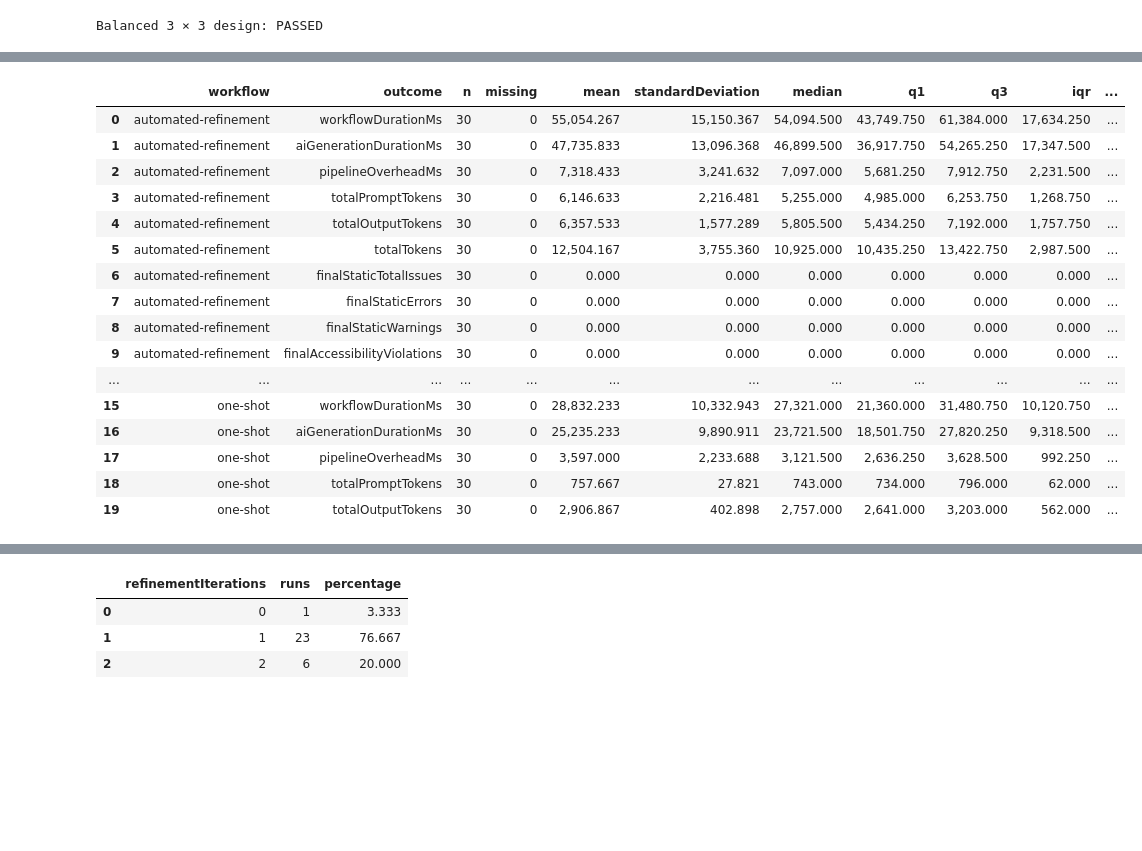
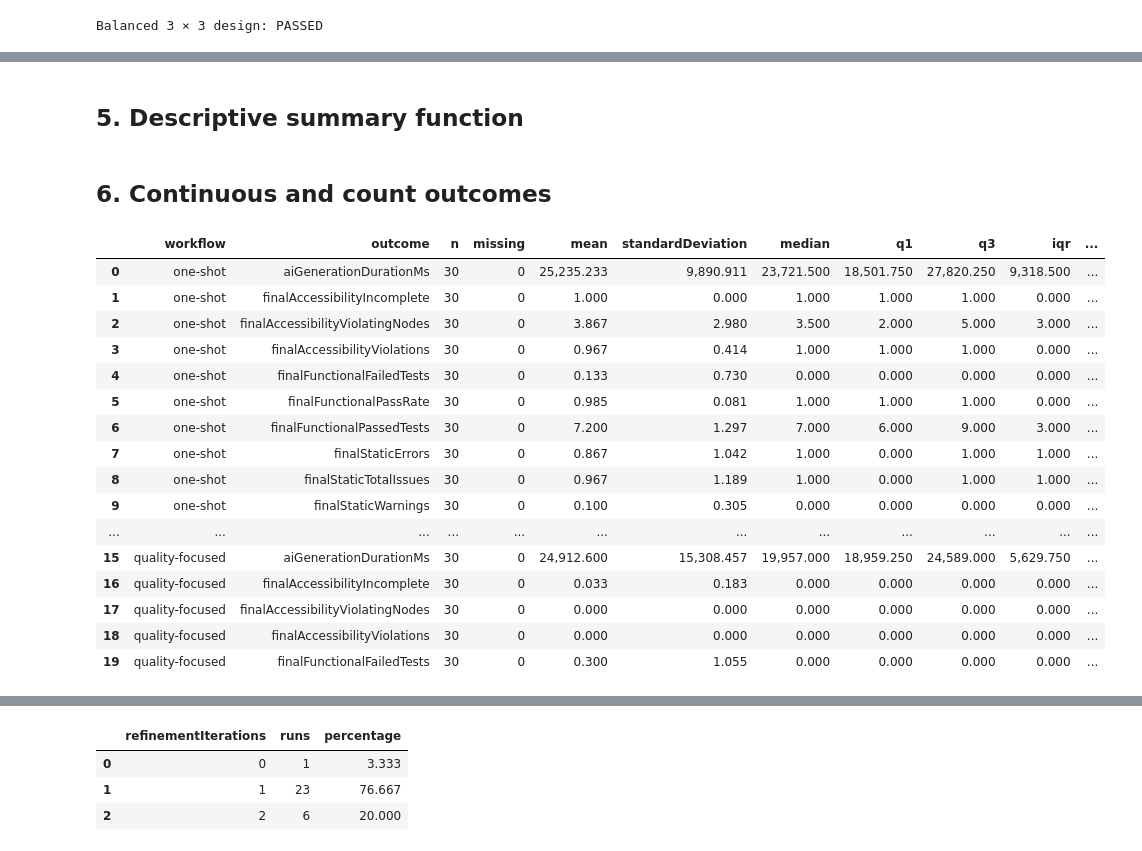
Before and after one commit to christineceline/ai-software-quality-pipeline, a Jupyter notebook: analysis/experiment-2026-08-03T14-15-25-809Z-f77080fe/notebooks/02_descriptive_analysis.ipynb, the cells around one changed output, grey strips where cells are left out. Drawn from its saved outputs; the diff is of its cells as text; code cells hidden in the pictures; blank space fills up the shorter version.

Commit message:
analysis: expand descriptive and refinement analysis

```diff
--- a/analysis/experiment-2026-08-03T14-15-25-809Z-f77080fe/notebooks/02_descriptive_analysis.ipynb
+++ b/analysis/experiment-2026-08-03T14-15-25-809Z-f77080fe/notebooks/02_descriptive_analysis.ipynb
@@ -124,7 +157,17 @@ workflow_pass_counts
 # %%
+pass_columns = [
+    "finalAllPassed",
+    "finalStaticPassed",
+    "finalRuntimePassed",
+    "finalAccessibilityPassed",
+    "finalFunctionalPassed",
+]
+
 workflow_pass_summary = []
 
-for workflow, group in runs.groupby("workflow"):
+for workflow in workflow_order:
+    group = runs.loc[runs["workflow"] == workflow]
+
     for outcome in pass_columns:
         passed = int(group[outcome].sum())
         total = len(group)
@@ -141,6 +184,14 @@ for workflow, group in runs.groupby("workflow"):
         )
 
 workflow_pass_summary = pd.DataFrame(workflow_pass_summary)
+workflow_pass_summary["workflow"] = pd.Categorical(
+    workflow_pass_summary["workflow"],
+    categories=workflow_order,
+    ordered=True,
+)
+workflow_pass_summary = workflow_pass_summary.sort_values(
+    ["workflow", "outcome"]
+).reset_index(drop=True)
 
 workflow_pass_summary
 # %% [output]
@@ -212,4 +283,6 @@ cell_pass_summary.to_csv(
     tables_dir / "descriptive_pass_outcomes_by_cell.csv",
     index=False,
 )
+# %% [markdown]
+## 5. Descriptive summary function
 # %%
@@ -275,2 +327,4 @@ def descriptive_summary(
 
     return pd.DataFrame(records)
+# %% [markdown]
+## 6. Continuous and count outcomes
@@ -277,29 +349,38 @@ def descriptive_summary(
 # %%
 descriptive_by_workflow = descriptive_summary(
     runs,
     ["workflow"],
     continuous_outcomes,
 )
 
+descriptive_by_workflow["workflow"] = pd.Categorical(
+    descriptive_by_workflow["workflow"],
+    categories=workflow_order,
+    ordered=True,
+)
+descriptive_by_workflow = descriptive_by_workflow.sort_values(
+    ["workflow", "outcome"]
+).reset_index(drop=True)
+
 descriptive_by_workflow.head(20)
 # %% [output]
 |  | workflow | outcome | n | missing | mean | standardDeviation | median | q1 | q3 | iqr | ... |
-| 0 | automated-refinement | workflowDurationMs | 30 | 0 | 55,054.267 | 15,150.367 | 54,094.500 | 43,749.750 | 61,384.000 | 17,634.250 | ... |
-| 1 | automated-refinement | aiGenerationDurationMs | 30 | 0 | 47,735.833 | 13,096.368 | 46,899.500 | 36,917.750 | 54,265.250 | 17,347.500 | ... |
-| 2 | automated-refinement | pipelineOverheadMs | 30 | 0 | 7,318.433 | 3,241.632 | 7,097.000 | 5,681.250 | 7,912.750 | 2,231.500 | ... |
-| 3 | automated-refinement | totalPromptTokens | 30 | 0 | 6,146.633 | 2,216.481 | 5,255.000 | 4,985.000 | 6,253.750 | 1,268.750 | ... |
-| 4 | automated-refinement | totalOutputTokens | 30 | 0 | 6,357.533 | 1,577.289 | 5,805.500 | 5,434.250 | 7,192.000 | 1,757.750 | ... |
-| 5 | automated-refinement | totalTokens | 30 | 0 | 12,504.167 | 3,755.360 | 10,925.000 | 10,435.250 | 13,422.750 | 2,987.500 | ... |
-| 6 | automated-refinement | finalStaticTotalIssues | 30 | 0 | 0.000 | 0.000 | 0.000 | 0.000 | 0.000 | 0.000 | ... |
-| 7 | automated-refinement | finalStaticErrors | 30 | 0 | 0.000 | 0.000 | 0.000 | 0.000 | 0.000 | 0.000 | ... |
-| 8 | automated-refinement | finalStaticWarnings | 30 | 0 | 0.000 | 0.000 | 0.000 | 0.000 | 0.000 | 0.000 | ... |
-| 9 | automated-refinement | finalAccessibilityViolations | 30 | 0 | 0.000 | 0.000 | 0.000 | 0.000 | 0.000 | 0.000 | ... |
+| 0 | one-shot | aiGenerationDurationMs | 30 | 0 | 25,235.233 | 9,890.911 | 23,721.500 | 18,501.750 | 27,820.250 | 9,318.500 | ... |
+| 1 | one-shot | finalAccessibilityIncomplete | 30 | 0 | 1.000 | 0.000 | 1.000 | 1.000 | 1.000 | 0.000 | ... |
+| 2 | one-shot | finalAccessibilityViolatingNodes | 30 | 0 | 3.867 | 2.980 | 3.500 | 2.000 | 5.000 | 3.000 | ... |
+| 3 | one-shot | finalAccessibilityViolations | 30 | 0 | 0.967 | 0.414 | 1.000 | 1.000 | 1.000 | 0.000 | ... |
+| 4 | one-shot | finalFunctionalFailedTests | 30 | 0 | 0.133 | 0.730 | 0.000 | 0.000 | 0.000 | 0.000 | ... |
+| 5 | one-shot | finalFunctionalPassRate | 30 | 0 | 0.985 | 0.081 | 1.000 | 1.000 | 1.000 | 0.000 | ... |
+| 6 | one-shot | finalFunctionalPassedTests | 30 | 0 | 7.200 | 1.297 | 7.000 | 6.000 | 9.000 | 3.000 | ... |
+| 7 | one-shot | finalStaticErrors | 30 | 0 | 0.867 | 1.042 | 1.000 | 0.000 | 1.000 | 1.000 | ... |
+| 8 | one-shot | finalStaticTotalIssues | 30 | 0 | 0.967 | 1.189 | 1.000 | 0.000 | 1.000 | 1.000 | ... |
+| 9 | one-shot | finalStaticWarnings | 30 | 0 | 0.100 | 0.305 | 0.000 | 0.000 | 0.000 | 0.000 | ... |
 | ... | ... | ... | ... | ... | ... | ... | ... | ... | ... | ... | ... |
-| 15 | one-shot | workflowDurationMs | 30 | 0 | 28,832.233 | 10,332.943 | 27,321.000 | 21,360.000 | 31,480.750 | 10,120.750 | ... |
-| 16 | one-shot | aiGenerationDurationMs | 30 | 0 | 25,235.233 | 9,890.911 | 23,721.500 | 18,501.750 | 27,820.250 | 9,318.500 | ... |
-| 17 | one-shot | pipelineOverheadMs | 30 | 0 | 3,597.000 | 2,233.688 | 3,121.500 | 2,636.250 | 3,628.500 | 992.250 | ... |
-| 18 | one-shot | totalPromptTokens | 30 | 0 | 757.667 | 27.821 | 743.000 | 734.000 | 796.000 | 62.000 | ... |
-| 19 | one-shot | totalOutputTokens | 30 | 0 | 2,906.867 | 402.898 | 2,757.000 | 2,641.000 | 3,203.000 | 562.000 | ... |
+| 15 | quality-focused | aiGenerationDurationMs | 30 | 0 | 24,912.600 | 15,308.457 | 19,957.000 | 18,959.250 | 24,589.000 | 5,629.750 | ... |
+| 16 | quality-focused | finalAccessibilityIncomplete | 30 | 0 | 0.033 | 0.183 | 0.000 | 0.000 | 0.000 | 0.000 | ... |
+| 17 | quality-focused | finalAccessibilityViolatingNodes | 30 | 0 | 0.000 | 0.000 | 0.000 | 0.000 | 0.000 | 0.000 | ... |
+| 18 | quality-focused | finalAccessibilityViolations | 30 | 0 | 0.000 | 0.000 | 0.000 | 0.000 | 0.000 | 0.000 | ... |
+| 19 | quality-focused | finalFunctionalFailedTests | 30 | 0 | 0.300 | 1.055 | 0.000 | 0.000 | 0.000 | 0.000 | ... |
 # %%
 descriptive_by_workflow.to_csv(
     tables_dir / "descriptive_continuous_by_workflow.csv",
```
Also changed, not shown: parts of 49 cells of this notebook, 15 other files.
